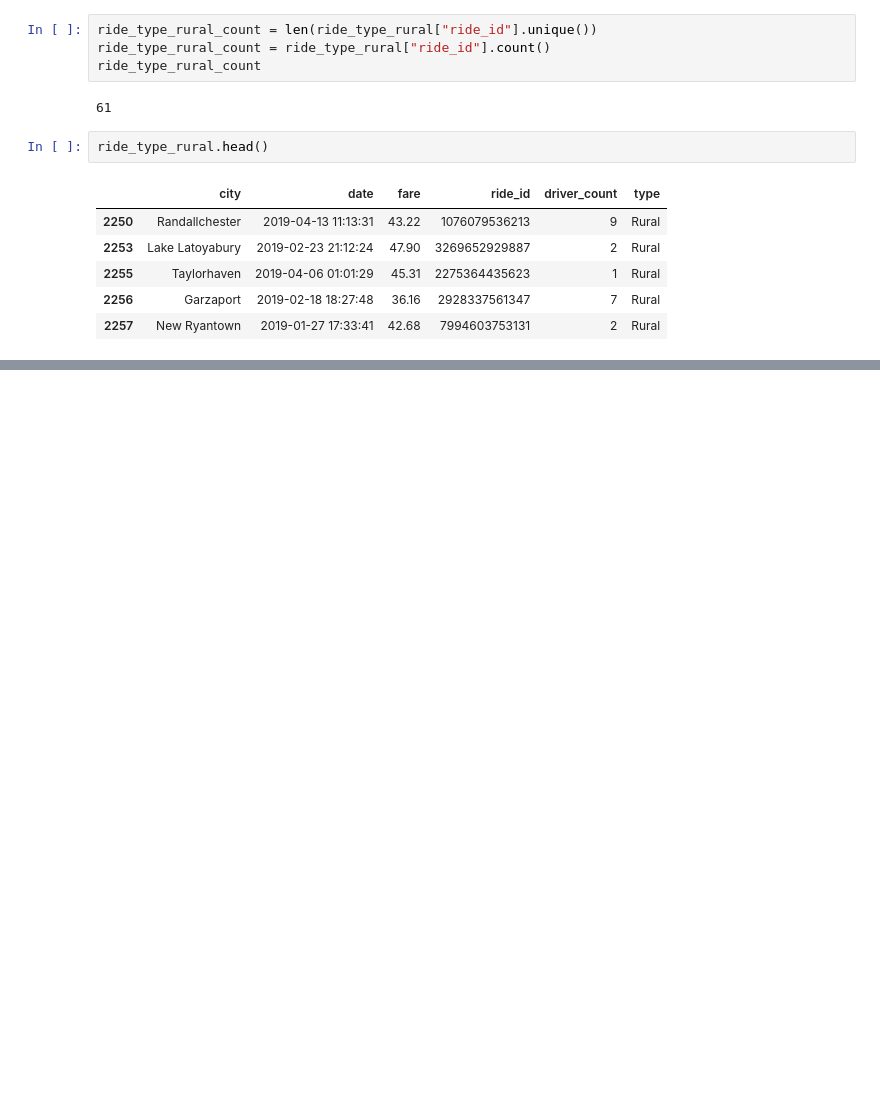
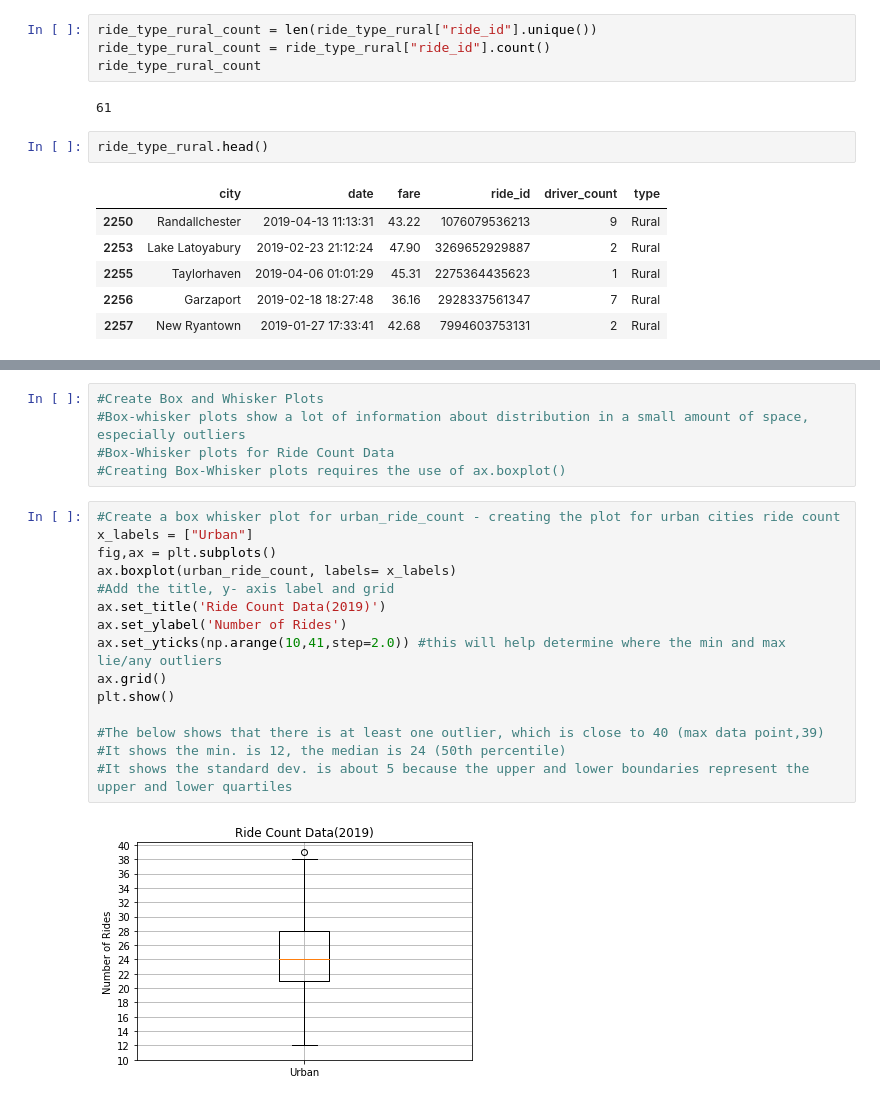
Before and after one commit to GizelleL/PyBer_Analysis, a Jupyter notebook: New_PyBer_Practice.ipynb, the cells around one changed output, grey strips where cells are left out. Saved outputs shown, nothing was run; the diff lists cells and outputs as text; blank space fills up the shorter version.

```diff
--- a/New_PyBer_Practice.ipynb
+++ b/New_PyBer_Practice.ipynb
@@ -542,0 +843,22 @@ plt.show()
+# %%
+#Create Box and Whisker Plots
+#Box-whisker plots show a lot of information about distribution in a small amount of space, especially outliers
+#Box-Whisker plots for Ride Count Data
+#Creating Box-Whisker plots requires the use of ax.boxplot()
+# %%
+#Create a box whisker plot for urban_ride_count - creating the plot for urban cities ride count
+x_labels = ["Urban"]
+fig,ax = plt.subplots()
+ax.boxplot(urban_ride_count, labels= x_labels)
+#Add the title, y- axis label and grid
+ax.set_title('Ride Count Data(2019)')
+ax.set_ylabel('Number of Rides')
+ax.set_yticks(np.arange(10,41,step=2.0)) #this will help determine where the min and max lie/any outliers
+ax.grid()
+plt.show()
+
+#The below shows that there is at least one outlier, which is close to 40 (max data point,39)
+#It shows the min. is 12, the median is 24 (50th percentile)
+#It shows the standard dev. is about 5 because the upper and lower boundaries represent the upper and lower quartiles
+# %% [output]
+[figure, added]
```
Also changed, not shown: parts of 74 cells of this notebook, 2 other files.
